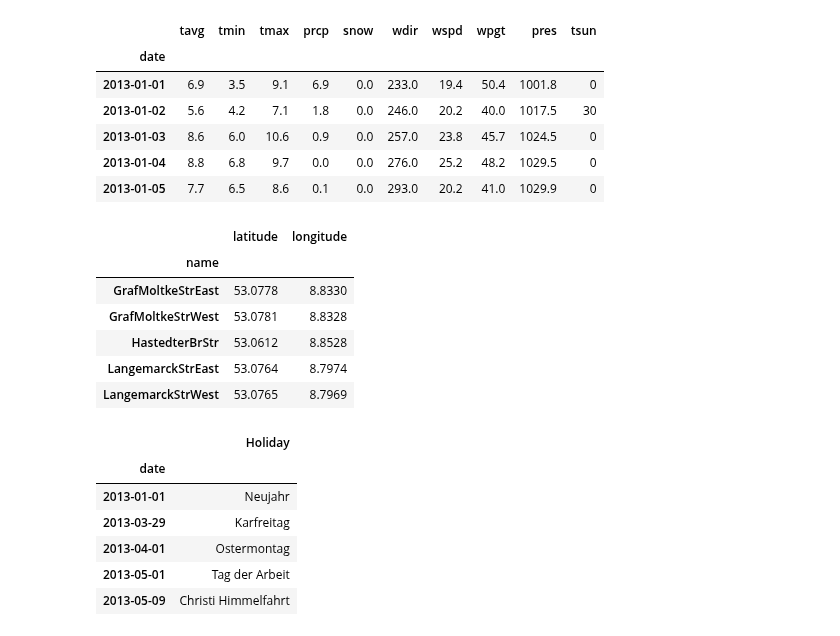
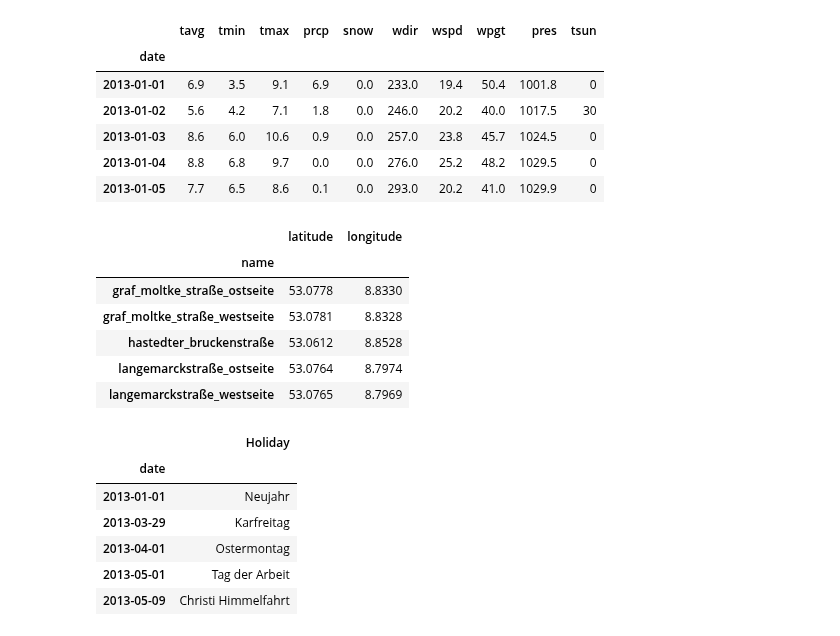
Before and after one commit to Rudinius/Bike_usage_Bremen, a Jupyter notebook: 2_EDA.ipynb, the cells around one changed output. Drawn from its saved outputs; the diff is of its cells as text; code cells hidden in the pictures.

```diff
--- a/2_EDA.ipynb
+++ b/2_EDA.ipynb
@@ -118,19 +106,19 @@ df_weather.head()
 # %%
 # Import dataset geo-locations
 
 # We will set first column to the index column
-df_geolocations = pd.read_csv(url + "2023-03-26_processed_geolocations.csv", index_col=[0])
+df_geolocations = pd.read_csv(url + "2023-04-16_processed_geolocations.csv", index_col=[0])
 
 # Check the correct loading of dataset
 df_geolocations.head()
 # %% [output]
 |  | latitude | longitude |
 | name |  |  |
-| GrafMoltkeStrEast | 53.0778 | 8.8330 |
-| GrafMoltkeStrWest | 53.0781 | 8.8328 |
-| HastedterBrStr | 53.0612 | 8.8528 |
-| LangemarckStrEast | 53.0764 | 8.7974 |
-| LangemarckStrWest | 53.0765 | 8.7969 |
+| graf_moltke_straße_ostseite | 53.0778 | 8.8330 |
+| graf_moltke_straße_westseite | 53.0781 | 8.8328 |
+| hastedter_bruckenstraße | 53.0612 | 8.8528 |
+| langemarckstraße_ostseite | 53.0764 | 8.7974 |
+| langemarckstraße_westseite | 53.0765 | 8.7969 |
 # %%
 # Import dataset geo-locations
 
```
Also changed, not shown: parts of 31 cells of this notebook.
